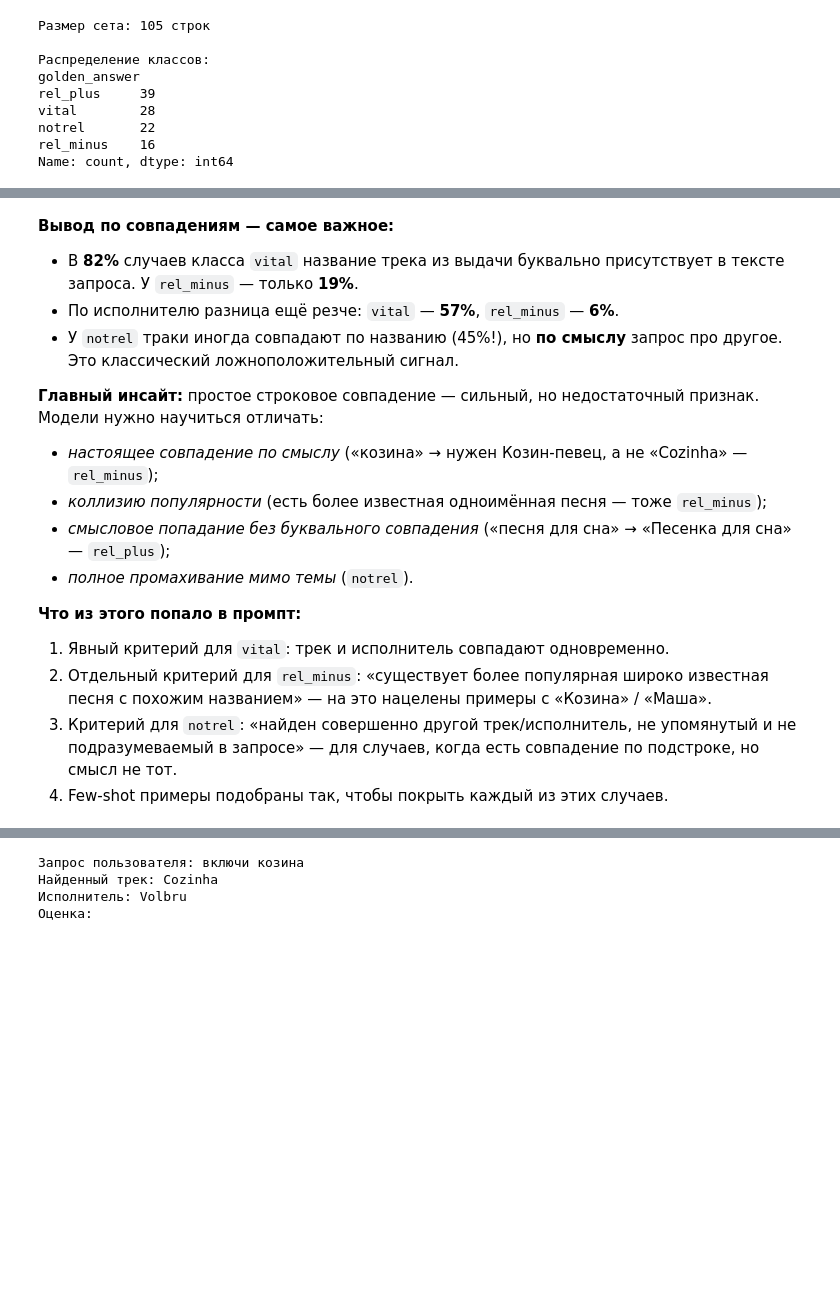
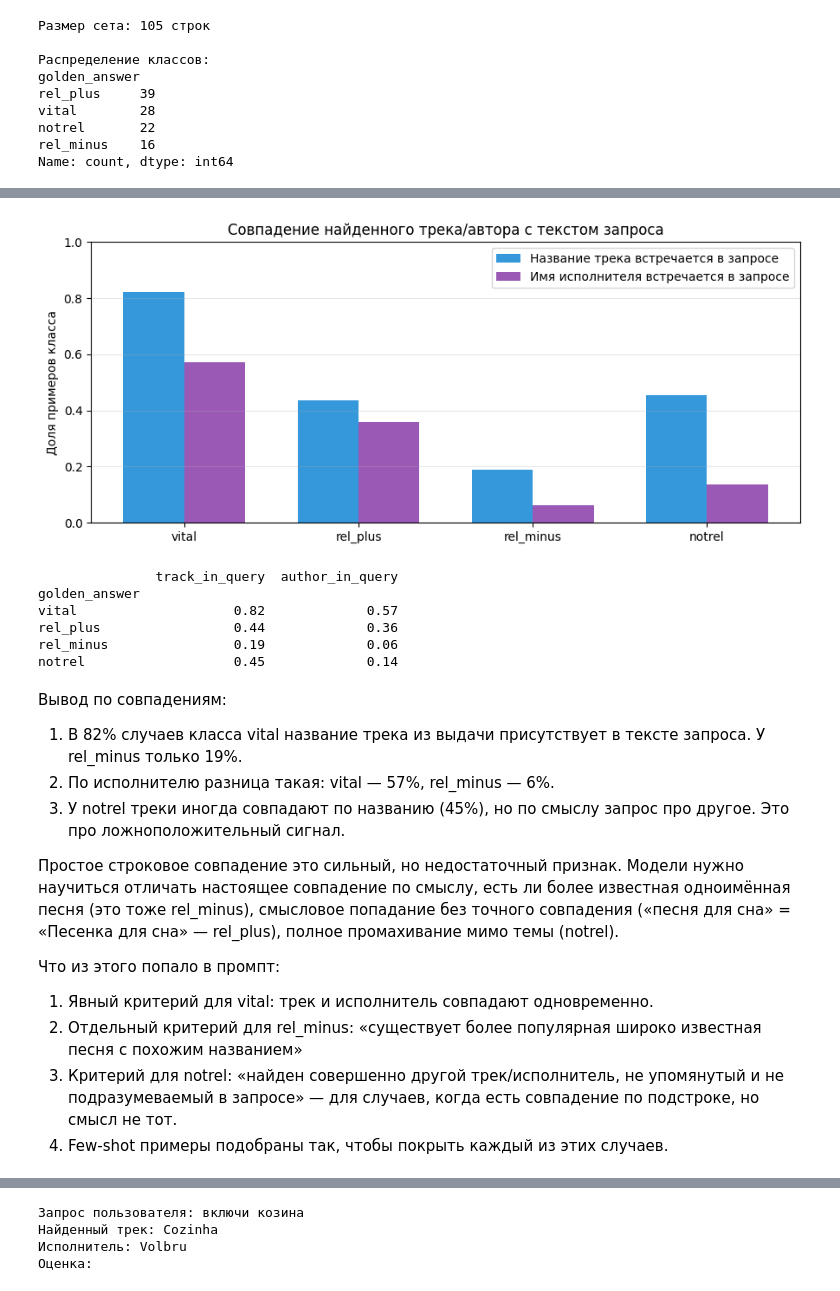
Before and after one commit to AlterPath/gigachat-prompt-engineering-test, a Jupyter notebook: gigachat_pe_test.ipynb, the cells around one changed output, grey strips where cells are left out. Cells and saved outputs as stored; diff of their text form; code cells hidden in the pictures; blank space fills up the shorter version.

```diff
--- a/gigachat_pe_test.ipynb
+++ b/gigachat_pe_test.ipynb
@@ -89,50 +99,49 @@ print(f'остальные: медиана {other_words.median():.1f}, сред
 # %%
-# 3. Самый важный сигнал: совпадает ли найденный трек/автор с запросом
+# совпадает ли найденный трек/автор с запросом
 def normalize(s):
     return ''.join(c.lower() for c in str(s) if c.isalnum())
 
-test['track_in_query'] = test.apply(
-    lambda r: normalize(r['track_name'])[:6] in normalize(r['query'])
+test['track_in_query'] = test.apply(lambda r: normalize(r['track_name'])[:6] in normalize(r['query'])
     if len(normalize(r['track_name'])) >= 3 else False, axis=1)
-test['author_in_query'] = test.apply(
-    lambda r: normalize(r['author'])[:5] in normalize(r['query'])
+test['author_in_query'] = test.apply(lambda r: normalize(r['author'])[:5] in normalize(r['query'])
     if len(normalize(r['author'])) >= 3 else False, axis=1)
 
 signal = test.groupby('golden_answer')[['track_in_query', 'author_in_query']].mean().reindex(order)
-
 fig, ax = plt.subplots(figsize=(9, 4))
 x = range(len(signal.index))
 width = 0.35
-ax.bar([i - width/2 for i in x], signal['track_in_query'], width,
-       label='Название трека встречается в запросе', color='#3498db')
-ax.bar([i + width/2 for i in x], signal['author_in_query'], width,
-       label='Имя исполнителя встречается в запросе', color='#9b59b6')
+ax.bar([i - width/2 for i in x], signal['track_in_query'], width, label='Название трека встречается в запросе', color='#3498db')
+ax.bar([i + width/2 for i in x], signal['author_in_query'], width, label='Имя исполнителя встречается в запросе', color='#9b59b6')
 ax.set_xticks(list(x))
 ax.set_xticklabels(signal.index)
 ax.set_ylabel('Доля примеров класса')
-ax.set_title('Совпадение найденного трека/автора с текстом запроса (по подстроке)')
+ax.set_title('Совпадение найденного трека/автора с текстом запроса')
 ax.legend()
 ax.grid(axis='y', alpha=0.3)
 ax.set_ylim(0, 1)
 plt.tight_layout()
 plt.show()
 
 print(signal.round(2))
+# %% [output]
+[figure, added]
+               track_in_query  author_in_query
+golden_answer
+vital                    0.82             0.57
+rel_plus                 0.44             0.36
+rel_minus                0.19             0.06
+notrel                   0.45             0.14
 # %% [markdown]
-**Вывод по совпадениям — самое важное:**
-- В **82%** случаев класса `vital` название трека из выдачи буквально присутствует в тексте запроса. У `rel_minus` — только **19%**.
-- По исполнителю разница ещё резче: `vital` — **57%**, `rel_minus` — **6%**.
-- У `notrel` траки иногда совпадают по названию (45%!), но **по смыслу** запрос про другое. Это классический ложноположительный сигнал.
+Вывод по совпадениям:
+1. В 82% случаев класса vital название трека из выдачи присутствует в тексте запроса. У rel_minus только 19%.
+2. По исполнителю разница такая: vital — 57%, rel_minus — 6%.
+3. У notrel треки иногда совпадают по названию (45%), но по смыслу запрос про другое. Это про ложноположительный сигнал.
 
-**Главный инсайт:** простое строковое совпадение — сильный, но недостаточный признак. Модели нужно научиться отличать:
-- *настоящее совпадение по смыслу* («козина» → нужен Козин-певец, а не «Cozinha» — `rel_minus`);
-- *коллизию популярности* (есть более известная одноимённая песня — тоже `rel_minus`);
-- *смысловое попадание без буквального совпадения* («песня для сна» → «Песенка для сна» — `rel_plus`);
-- *полное промахивание мимо темы* (`notrel`).
+Простое строковое совпадение это сильный, но недостаточный признак. Модели нужно научиться отличать настоящее совпадение по смыслу, есть ли более известная одноимённая песня (это тоже rel_minus), смысловое попадание без точного совпадения («песня для сна» = «Песенка для сна» — rel_plus), полное промахивание мимо темы (notrel).
 
-**Что из этого попало в промпт:**
-1. Явный критерий для `vital`: трек и исполнитель совпадают одновременно.
-2. Отдельный критерий для `rel_minus`: «существует более популярная широко известная песня с похожим названием» — на это нацелены примеры с «Козина» / «Маша».
-3. Критерий для `notrel`: «найден совершенно другой трек/исполнитель, не упомянутый и не подразумеваемый в запросе» — для случаев, когда есть совпадение по подстроке, но смысл не тот.
+Что из этого попало в промпт:
+1. Явный критерий для vital: трек и исполнитель совпадают одновременно.
+2. Отдельный критерий для rel_minus: «существует более популярная широко известная песня с похожим названием»
+3. Критерий для notrel: «найден совершенно другой трек/исполнитель, не упомянутый и не подразумеваемый в запросе» — для случаев, когда есть совпадение по подстроке, но смысл не тот.
 4. Few-shot примеры подобраны так, чтобы покрыть каждый из этих случаев.
 # %%
```
Also changed, not shown: parts of 26 cells of this notebook.
